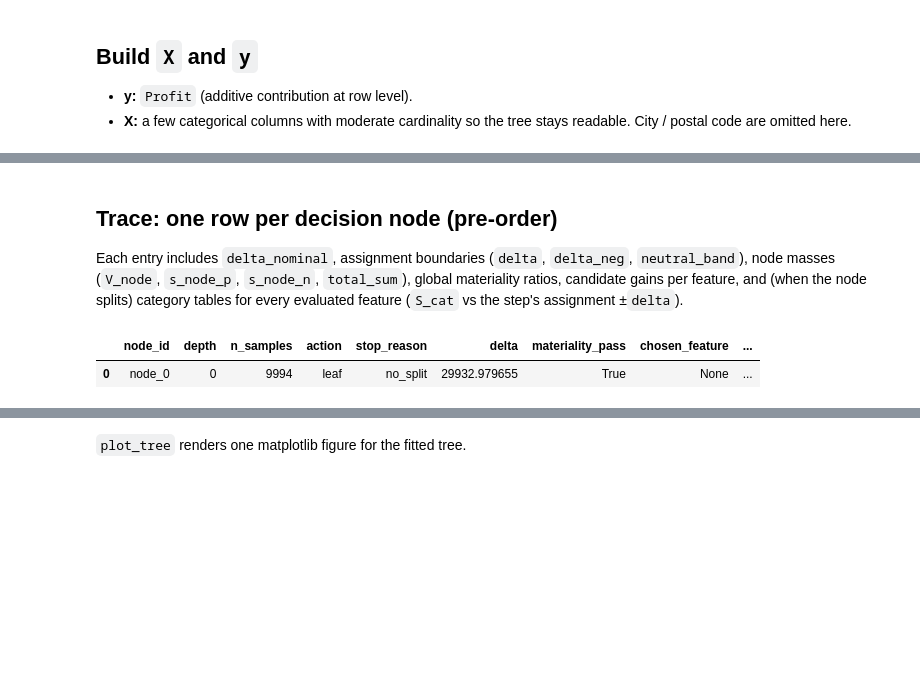
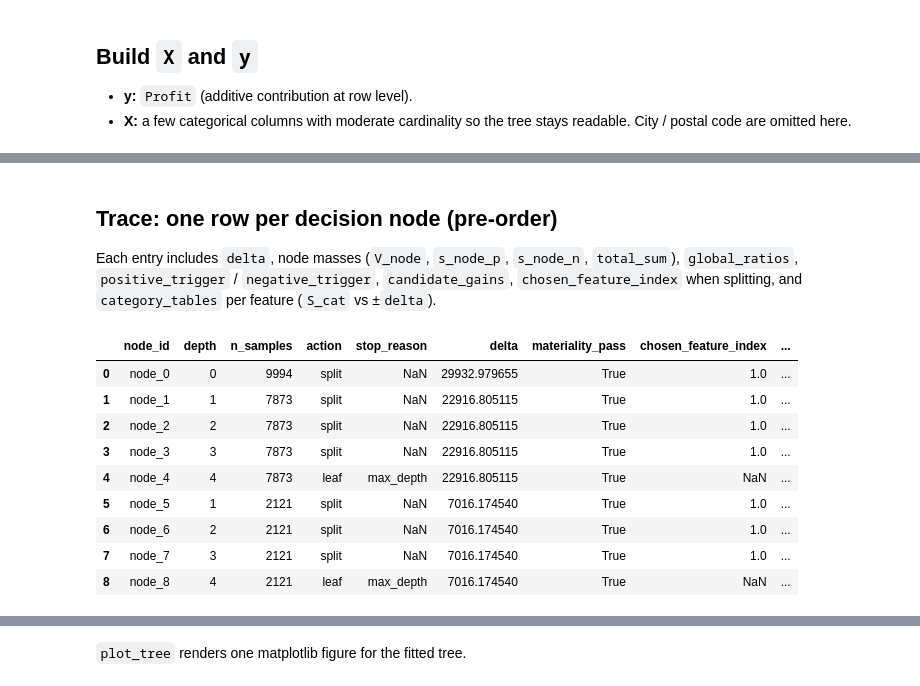
Before and after one commit to euJue07/impact-split, a Jupyter notebook: notebooks/2.0-jde-supermarket-kaggle-trace.ipynb, the cells around one changed output, grey strips where cells are left out. Saved outputs shown, nothing was run; the diff lists cells and outputs as text; code cells hidden in the pictures; blank space fills up the shorter version.

```diff
--- a/notebooks/2.0-jde-supermarket-kaggle-trace.ipynb
+++ b/notebooks/2.0-jde-supermarket-kaggle-trace.ipynb
@@ -86,7 +231,8 @@ At each node, `delta_nominal = delta_pct * V_node` (reference scale). **Assignme
 # %%
 summary_rows = []
 for step in model.fit_trace_:
-    nb = step["neutral_band"]
+    d = float(step["delta"])
+    gr = step["global_ratios"]
     summary_rows.append(
         {
             "node_id": step["node_id"],
@@ -97,11 +243,12 @@ for step in model.fit_trace_:
             "s_node_p": step["s_node_p"],
             "s_node_n": step["s_node_n"],
             "delta_pct": step["delta_pct"],
-            "delta_nominal": step.get("delta_nominal", step["V_node"] * step["delta_pct"]),
-            "delta": step["delta"],
-            "delta_neg": step["delta_neg"],
-            "neutral_low": nb["low"],
-            "neutral_high": nb["high"],
+            "delta": d,
+            "neutral_band": f"({-d:,.3f}, {d:,.3f})",
+            "pos_ratio": gr["pos_ratio"],
+            "neg_ratio": gr["neg_ratio"],
+            "positive_trigger": step["positive_trigger"],
+            "negative_trigger": step["negative_trigger"],
             "action": step["action"],
             "stop_reason": step.get("stop_reason"),
         }
@@ -112,27 +268,42 @@ KeyError: 'delta_nominal'
 # %% [markdown]
 ## Trace: one row per decision node (pre-order)
 
-Each entry includes `delta_nominal`, assignment boundaries (`delta`, `delta_neg`, `neutral_band`), node masses (`V_node`, `s_node_p`, `s_node_n`, `total_sum`), global materiality ratios, candidate gains per feature, and (when the node splits) category tables for every evaluated feature (`S_cat` vs the step's assignment ±`delta`).
+Each entry includes `delta`, node masses (`V_node`, `s_node_p`, `s_node_n`, `total_sum`), `global_ratios`, `positive_trigger` / `negative_trigger`, `candidate_gains`, `chosen_feature_index` when splitting, and `category_tables` per feature (`S_cat` vs ±`delta`).
 # %%
+def _max_candidate_gain(step: dict) -> float | None:
+    cgs = step.get("candidate_gains") or []
+    if not cgs:
+        return None
+    return max(c["gain"] for c in cgs)
+
+
 trace_rows = []
 for step in model.fit_trace_:
     trace_rows.append(
         {
             "node_id": step["node_id"],
             "depth": step["depth"],
             "n_samples": step["n_samples"],
             "action": step["action"],
             "stop_reason": step.get("stop_reason"),
             "delta": step["delta"],
-            "materiality_pass": step["materiality_pass"],
-            "chosen_feature": step.get("chosen_feature"),
-            "chosen_gain": step.get("chosen_gain"),
+            "materiality_pass": step["positive_trigger"] or step["negative_trigger"],
+            "chosen_feature_index": step.get("chosen_feature_index"),
+            "max_candidate_gain": _max_candidate_gain(step),
         }
     )
 pd.DataFrame(trace_rows)
 # %% [output]
-|  | node_id | depth | n_samples | action | stop_reason | delta | materiality_pass | chosen_feature | ... |
-| 0 | node_0 | 0 | 9994 | leaf | no_split | 29932.979655 | True | None | ... |
+|  | node_id | depth | n_samples | action | stop_reason | delta | materiality_pass | chosen_feature_index | ... |
+| 0 | node_0 | 0 | 9994 | split | NaN | 29932.979655 | True | 1.0 | ... |
+| 1 | node_1 | 1 | 7873 | split | NaN | 22916.805115 | True | 1.0 | ... |
+| 2 | node_2 | 2 | 7873 | split | NaN | 22916.805115 | True | 1.0 | ... |
+| 3 | node_3 | 3 | 7873 | split | NaN | 22916.805115 | True | 1.0 | ... |
+| 4 | node_4 | 4 | 7873 | leaf | max_depth | 22916.805115 | True | NaN | ... |
+| 5 | node_5 | 1 | 2121 | split | NaN | 7016.174540 | True | 1.0 | ... |
+| 6 | node_6 | 2 | 2121 | split | NaN | 7016.174540 | True | 1.0 | ... |
+| 7 | node_7 | 3 | 2121 | split | NaN | 7016.174540 | True | 1.0 | ... |
+| 8 | node_8 | 4 | 2121 | leaf | max_depth | 7016.174540 | True | NaN | ... |
 # %%
 shown = 0
 for step in model.fit_trace_:
```
Also changed, not shown: parts of 13 cells of this notebook, 2 other files.
